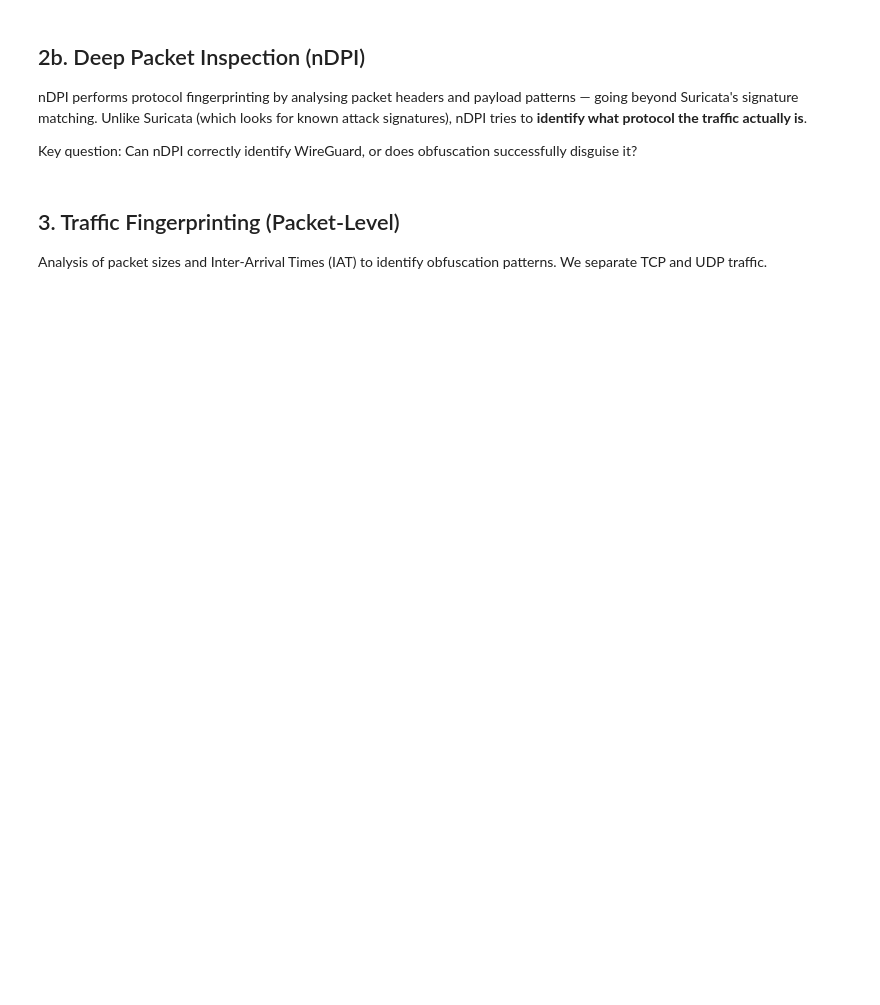
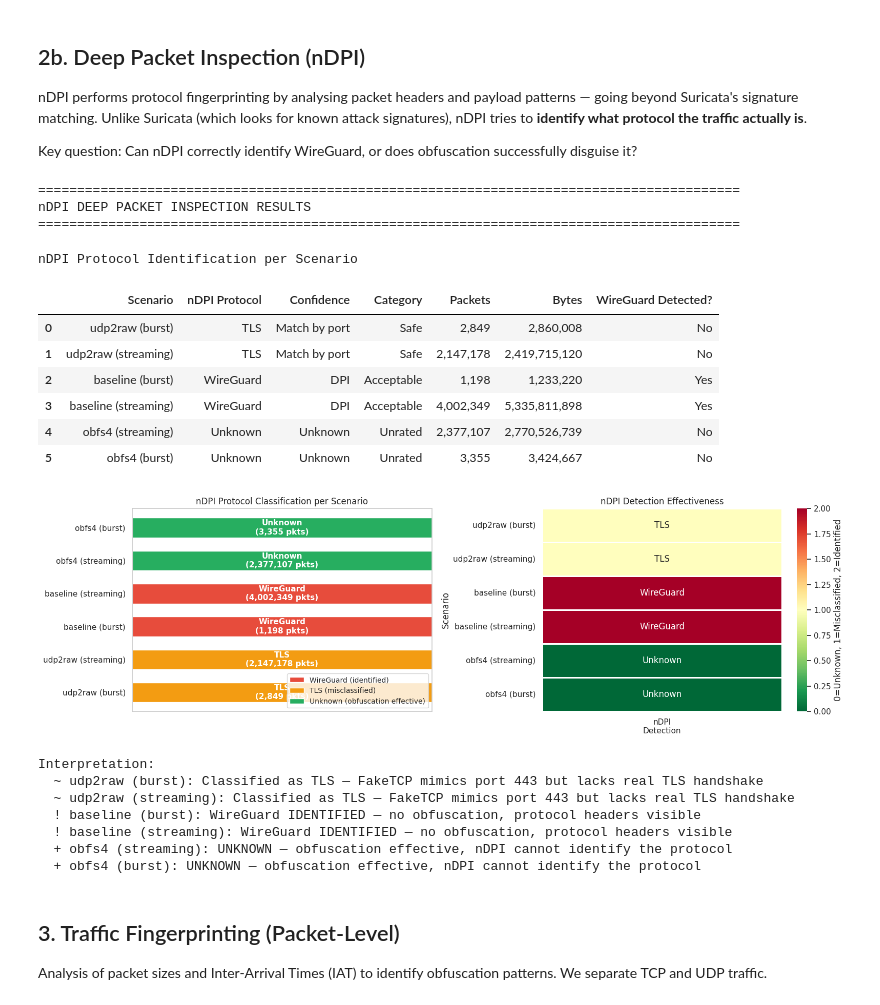
Before and after one commit to maxlluky/VPN-Traffic-Obfuscation-Lab, a Jupyter notebook: analysis/Analysis_Starter.ipynb, the cells around one changed output. Cells and saved outputs as stored; diff of their text form; code cells hidden in the pictures; blank space fills up the shorter version.

```diff
--- a/analysis/Analysis_Starter.ipynb
+++ b/analysis/Analysis_Starter.ipynb
@@ -280,10 +290,10 @@ if not df_runs.empty:
                 total_packets = int(proto_match.group(2))
                 total_bytes = int(proto_match.group(3))
 
-            # Extract confidence
-            conf_match = re.search(r'Confidence:\s+(\S+)\s+(\d+)', content)
+            # Extract confidence (supports multi-word values like "Match by port")
+            conf_match = re.search(r'Confidence:\s+(.+?)\s+(\d+)\s+\(flows\)', content)
             if conf_match:
-                ndpi_confidence = conf_match.group(1)
+                ndpi_confidence = conf_match.group(1).strip()
 
             # Extract protocol category
             cat_match = re.search(r'Protocol statistics:\n\t(\S+)', content)
@@ -291,13 +301,17 @@ if not df_runs.empty:
                 ndpi_category = cat_match.group(1)
 
         # Parse flows.csv for additional details (ndpiReader uses '|' as delimiter)
+        # Header starts with '#flow_id' so we read without comment= and strip the '#'
         ndpi_server_name = "N/A"
         if os.path.exists(flows_path):
             try:
-                fdf = pd.read_csv(flows_path, comment='#', header=0, sep='|')
-                if 'server_name_sni' in fdf.columns and not fdf['server_name_sni'].isna().all():
+                fdf = pd.read_csv(flows_path, sep='|', header=0)
+                # Strip leading '#' from first column name (ndpiReader quirk)
+                if len(fdf.columns) > 0 and fdf.columns[0].startswith('#'):
+                    fdf.rename(columns={fdf.columns[0]: fdf.columns[0].lstrip('#')}, inplace=True)
+                if not fdf.empty and 'server_name_sni' in fdf.columns and not fdf['server_name_sni'].isna().all():
                     ndpi_server_name = fdf['server_name_sni'].dropna().iloc[0] if len(fdf['server_name_sni'].dropna()) > 0 else "N/A"
-            except:
+            except Exception:
                 pass
 
         ndpi_results.append({
@@ -354,33 +368,53 @@ if not df_runs.empty:
     for _, row in df_ndpi.iterrows():
         detect_scores.append({
             'Scenario': row['Scenario'],
             'Score': detection_map.get(row['nDPI Protocol'], 0)
         })
 
     df_scores = pd.DataFrame(detect_scores)
     score_matrix = df_scores.set_index('Scenario')[['Score']]
     score_matrix.columns = ['nDPI\nDetection']
 
     sns.heatmap(score_matrix, annot=df_ndpi.set_index('Scenario')[['nDPI Protocol']].values,
                 fmt='', cmap='RdYlGn_r', linewidths=1, ax=axes[1],
                 cbar_kws={'label': '0=Unknown, 1=Misclassified, 2=Identified'},
                 vmin=0, vmax=2)
     axes[1].set_title("nDPI Detection Effectiveness")
 
     plt.tight_layout()
     plt.show()
 
     # Interpretation
     print()
     print("Interpretation:")
     for _, row in df_ndpi.iterrows():
         proto = row['nDPI Protocol']
         if proto == 'WireGuard':
             print(f"  ! {row['Scenario']}: WireGuard IDENTIFIED — no obfuscation, protocol headers visible")
         elif proto == 'TLS':
             print(f"  ~ {row['Scenario']}: Classified as TLS — FakeTCP mimics port 443 but lacks real TLS handshake")
         elif proto == 'Unknown':
             print(f"  + {row['Scenario']}: UNKNOWN — obfuscation effective, nDPI cannot identify the protocol")
+# %% [output]
+==========================================================================================
+nDPI DEEP PACKET INSPECTION RESULTS
+==========================================================================================
+nDPI Protocol Identification per Scenario
+|  | Scenario | nDPI Protocol | Confidence | Category | Packets | Bytes | WireGuard Detected? |
+| 0 | udp2raw (burst) | TLS | Match by port | Safe | 2,849 | 2,860,008 | No |
+| 1 | udp2raw (streaming) | TLS | Match by port | Safe | 2,147,178 | 2,419,715,120 | No |
+| 2 | baseline (burst) | WireGuard | DPI | Acceptable | 1,198 | 1,233,220 | Yes |
+| 3 | baseline (streaming) | WireGuard | DPI | Acceptable | 4,002,349 | 5,335,811,898 | Yes |
+| 4 | obfs4 (streaming) | Unknown | Unknown | Unrated | 2,377,107 | 2,770,526,739 | No |
+| 5 | obfs4 (burst) | Unknown | Unknown | Unrated | 3,355 | 3,424,667 | No |
+[figure, added]
+Interpretation:
+  ~ udp2raw (burst): Classified as TLS — FakeTCP mimics port 443 but lacks real TLS handshake
+  ~ udp2raw (streaming): Classified as TLS — FakeTCP mimics port 443 but lacks real TLS handshake
+  ! baseline (burst): WireGuard IDENTIFIED — no obfuscation, protocol headers visible
+  ! baseline (streaming): WireGuard IDENTIFIED — no obfuscation, protocol headers visible
+  + obfs4 (streaming): UNKNOWN — obfuscation effective, nDPI cannot identify the protocol
+  + obfs4 (burst): UNKNOWN — obfuscation effective, nDPI cannot identify the protocol
 # %% [markdown]
 ## 3. Traffic Fingerprinting (Packet-Level)
 Analysis of packet sizes and Inter-Arrival Times (IAT) to identify obfuscation patterns.
```
Also changed, not shown: parts of 8 cells of this notebook, 1 other file.
